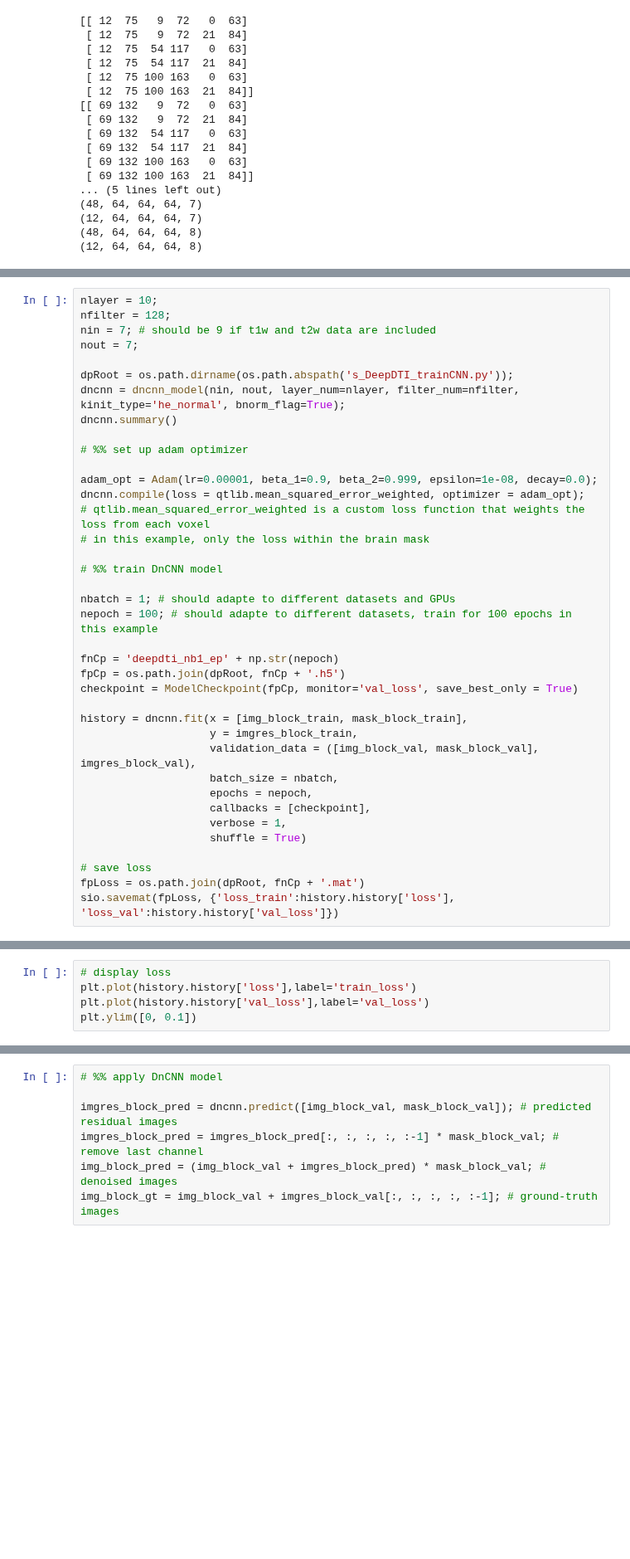
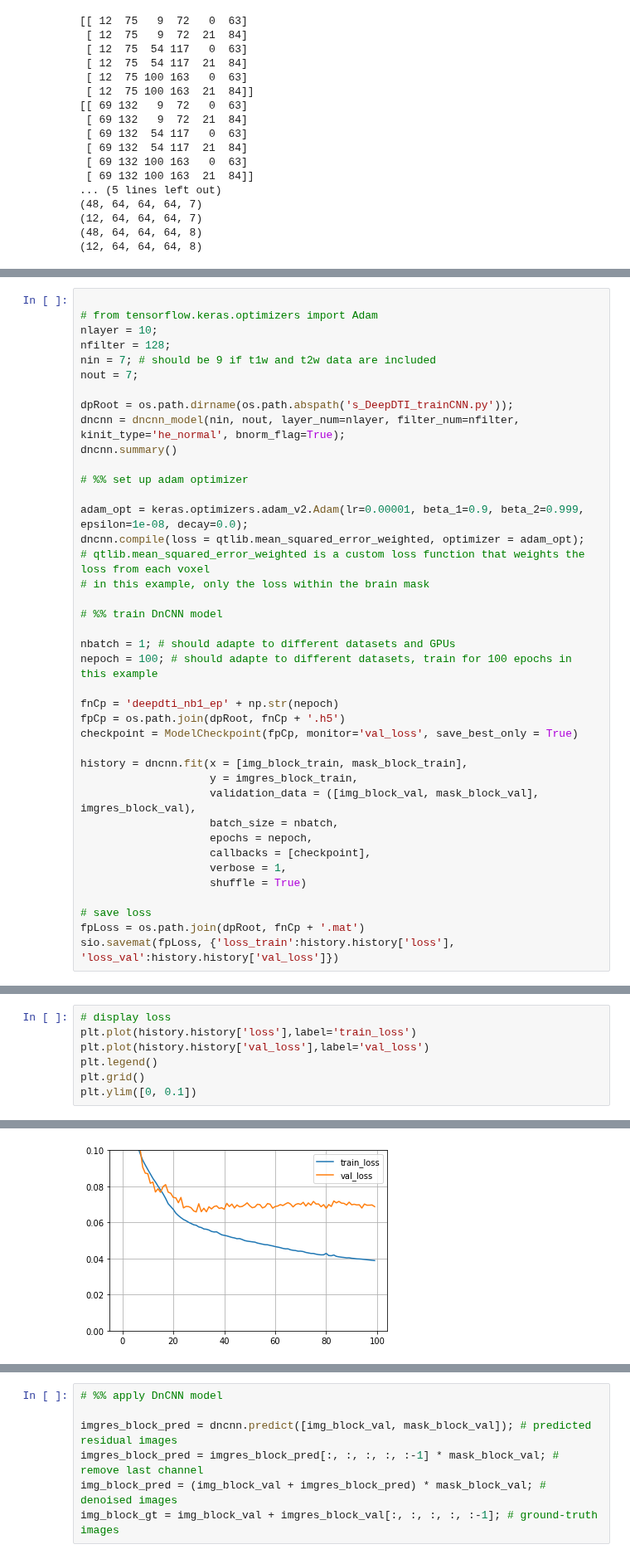
Before and after one commit to arihantjain124/HCP_SR, a Jupyter notebook: DeepDTI.ipynb, the cells around one changed output, grey strips where cells are left out. Shown at 83% size. Drawn from its saved outputs; the diff is of its cells as text; blank space fills up the shorter version.

```diff
--- a/DeepDTI.ipynb
+++ b/DeepDTI.ipynb
@@ -306,4 +307,6 @@ Num GPUs Available:  0
 # %%
+
+# from tensorflow.keras.optimizers import Adam
 nlayer = 10;
 nfilter = 128;
 nin = 7; # should be 9 if t1w and t2w data are included
@@ -315,7 +318,7 @@ dncnn.summary()
 
 # %% set up adam optimizer
 
-adam_opt = Adam(lr=0.00001, beta_1=0.9, beta_2=0.999, epsilon=1e-08, decay=0.0);
+adam_opt = keras.optimizers.adam_v2.Adam(lr=0.00001, beta_1=0.9, beta_2=0.999, epsilon=1e-08, decay=0.0);
 dncnn.compile(loss = qtlib.mean_squared_error_weighted, optimizer = adam_opt);
 # qtlib.mean_squared_error_weighted is a custom loss function that weights the loss from each voxel
 # in this example, only the loss within the brain mask
@@ -369,4 +392,7 @@ KeyboardInterrupt:
 # display loss
 plt.plot(history.history['loss'],label='train_loss')
 plt.plot(history.history['val_loss'],label='val_loss')
+plt.legend()
+plt.grid()
 plt.ylim([0, 0.1])
+# %% [output]
@@ -372,0 +400 @@ plt.ylim([0, 0.1])
+[figure, added]
```
Also changed, not shown: parts of 12 cells of this notebook.
